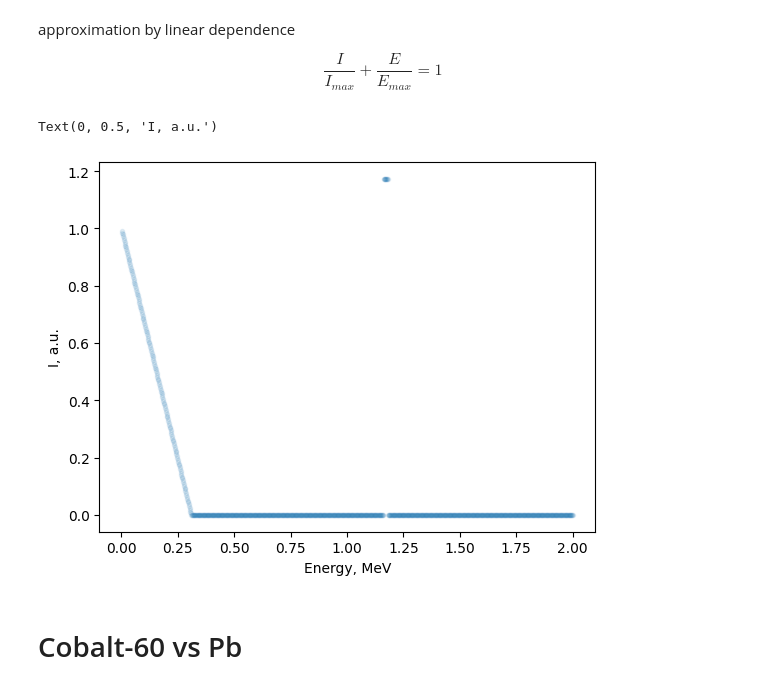
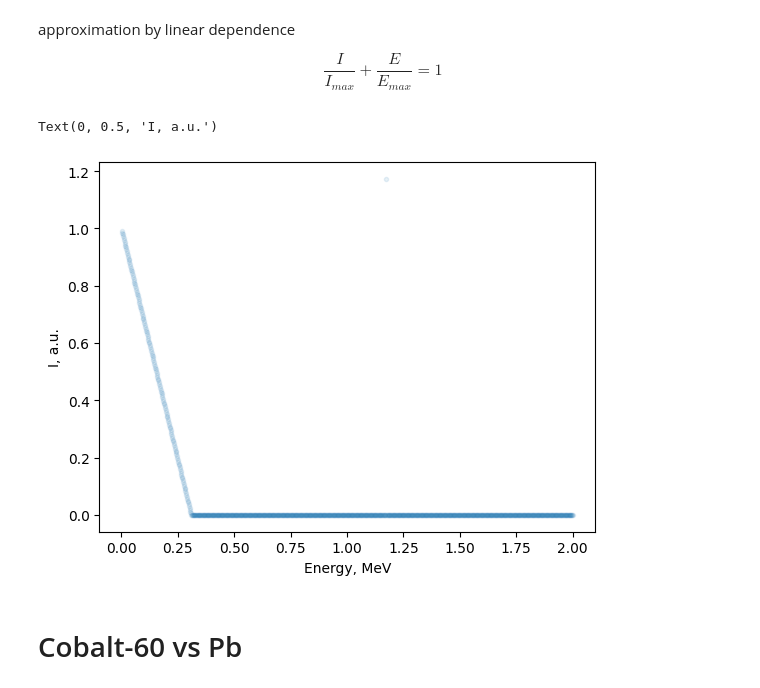
Before and after one commit to evgeny-kolonsky/Lab4, a Jupyter notebook: NU/Attenuation_model.ipynb, the cells around one changed output. Saved outputs shown, nothing was run; the diff lists cells and outputs as text; code cells hidden in the pictures.

```diff
--- a/NU/Attenuation_model.ipynb
+++ b/NU/Attenuation_model.ipynb
@@ -246,35 +250,35 @@ Espace = np.linspace(EMIN, EMAX, N)
 weights = np.diff(Espace, append=0)
 
 
 def zero_spectrum():
   I = Espace * 0
   return I
 
 def beta_spectrum(Emax):
   I  = zero_spectrum()
   I =  (1 - Espace / Emax)
   I[I < 0] = 0
   return I
 
 # delta-function
 def gamma_spectrum(Energy):
   I  = zero_spectrum()
   index = np.argmin(np.abs(np.array(Espace)-Energy))
-  I[index-5: index+5] =  Energy
+  I[index] =  Energy
   return I
 
 
 beta_Emax = 0.31
 gamma_Energy = 1.173
 I = beta_spectrum(beta_Emax) + gamma_spectrum(gamma_Energy)
 plt.plot(Espace, I, '.', alpha=0.1)
 plt.xlabel('Energy, MeV')
 plt.ylabel('I, a.u.')
 #plt.xscale('log')
 #plt.yscale('log')
 # %% [output]
 Text(0, 0.5, 'I, a.u.')
-[figure, old version]
+[figure, new version]
 # %% [markdown]
 # Cobalt-60 vs Pb
 # %%
```
Also changed, not shown: parts of 8 cells of this notebook.
